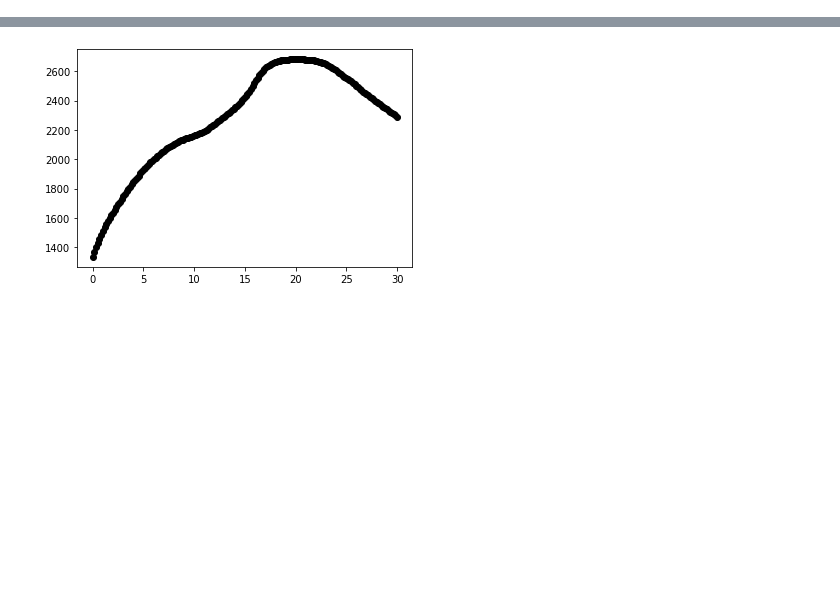
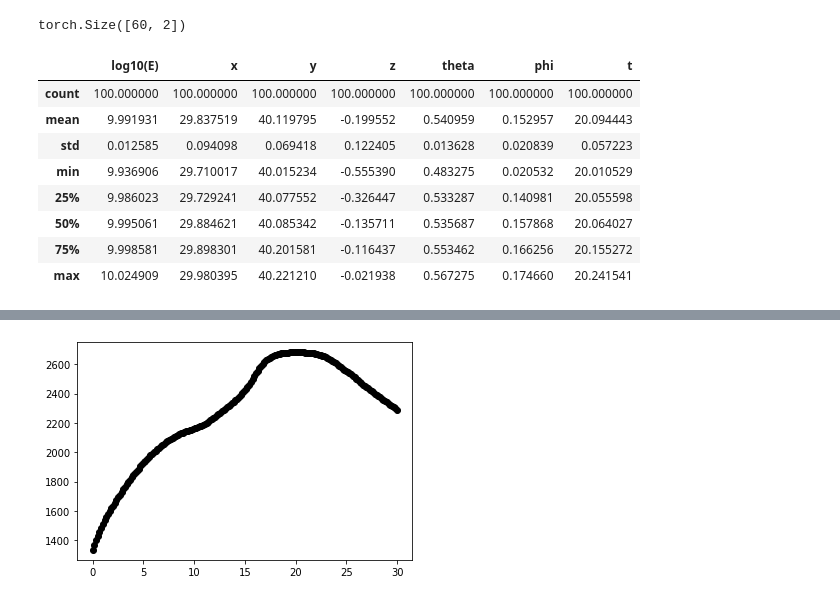
Before and after one commit to pone-software/hyperion, a Jupyter notebook: eval_nn_tres_param.ipynb, the cells around one changed output, grey strips where cells are left out. Saved outputs shown, nothing was run; the diff lists cells and outputs as text; code cells hidden in the pictures; blank space fills up the shorter version.

```diff
--- a/eval_nn_tres_param.ipynb
+++ b/eval_nn_tres_param.ipynb
@@ -191,0 +292,4 @@ xs = np.linspace(0, 500, 500)
+# %%
+inp_params.shape
+# %% [output]
+torch.Size([60, 2])
@@ -191,0 +332,12 @@ xs = np.linspace(0, 500, 500)
+# %%
+results_df.describe()
+# %% [output]
+|  | log10(E) | x | y | z | theta | phi | t |
+| count | 100.000000 | 100.000000 | 100.000000 | 100.000000 | 100.000000 | 100.000000 | 100.000000 |
+| mean | 9.991931 | 29.837519 | 40.119795 | -0.199552 | 0.540959 | 0.152957 | 20.094443 |
+| std | 0.012585 | 0.094098 | 0.069418 | 0.122405 | 0.013628 | 0.020839 | 0.057223 |
+| min | 9.936906 | 29.710017 | 40.015234 | -0.555390 | 0.483275 | 0.020532 | 20.010529 |
+| 25% | 9.986023 | 29.729241 | 40.077552 | -0.326447 | 0.533287 | 0.140981 | 20.055598 |
+| 50% | 9.995061 | 29.884621 | 40.085342 | -0.135711 | 0.535687 | 0.157868 | 20.064027 |
+| 75% | 9.998581 | 29.898301 | 40.201581 | -0.116437 | 0.553462 | 0.166256 | 20.155272 |
+| max | 10.024909 | 29.980395 | 40.221210 | -0.021938 | 0.567275 | 0.174660 | 20.241541 |
```
Also changed, not shown: parts of 21 cells of this notebook.
